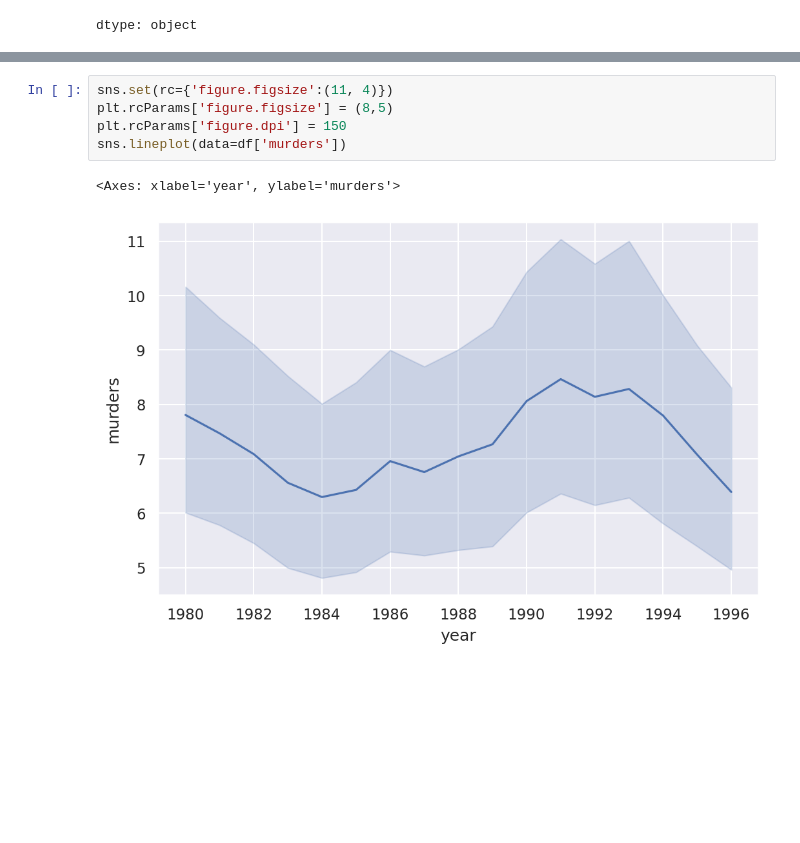
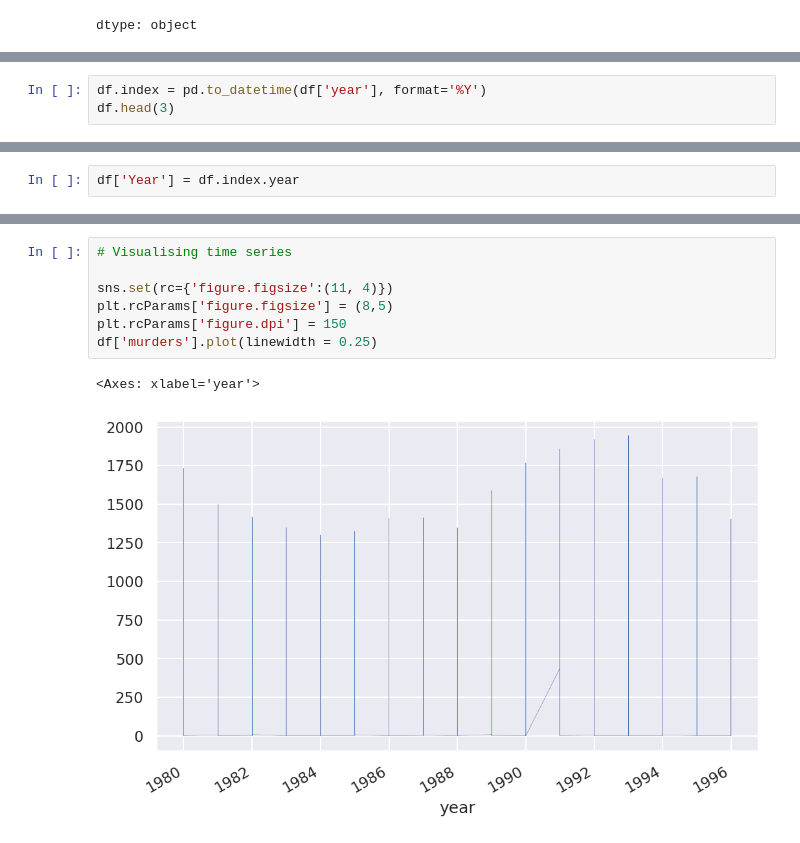
Before and after one commit to Samridhi-Aggarwaal/EDA, a Jupyter notebook: Theory_DA.ipynb, the cells around one changed output, grey strips where cells are left out. Saved outputs shown, nothing was run; the diff lists cells and outputs as text; blank space fills up the shorter version.

```diff
--- a/Theory_DA.ipynb
+++ b/Theory_DA.ipynb
@@ -903,0 +894,3 @@ df.tail(3)
+# %%
+df.index = pd.to_datetime(df['year'], format='%Y')
+df.head(3)
@@ -911,3 +924,5 @@ Index([1980, 1981, 1982, 1983, 1984, 1985, 1986, 1987, 1988, 1989,
+# %%
+df['Year'] = df.index.year
 # %%
 df.sample(5, random_state=0)
 # %% [output]
@@ -938,8 +954,10 @@ df.loc[1980]
 # %%
+# Visualising time series
+
 sns.set(rc={'figure.figsize':(11, 4)})
 plt.rcParams['figure.figsize'] = (8,5)
 plt.rcParams['figure.dpi'] = 150
-sns.lineplot(data=df['murders'])
+df['murders'].plot(linewidth = 0.25)
 # %% [output]
-<Axes: xlabel='year', ylabel='murders'>
+<Axes: xlabel='year'>
-[figure, old version]
+[figure, new version]
```
Also changed, not shown: parts of 44 cells of this notebook.
